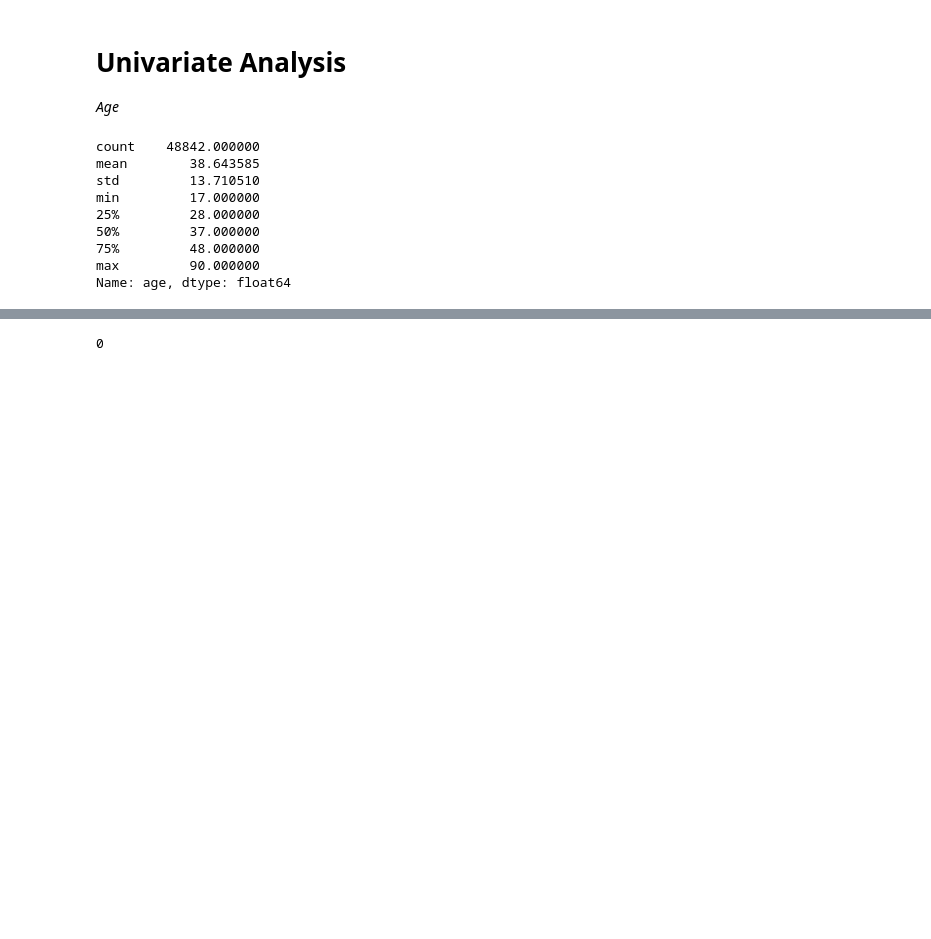
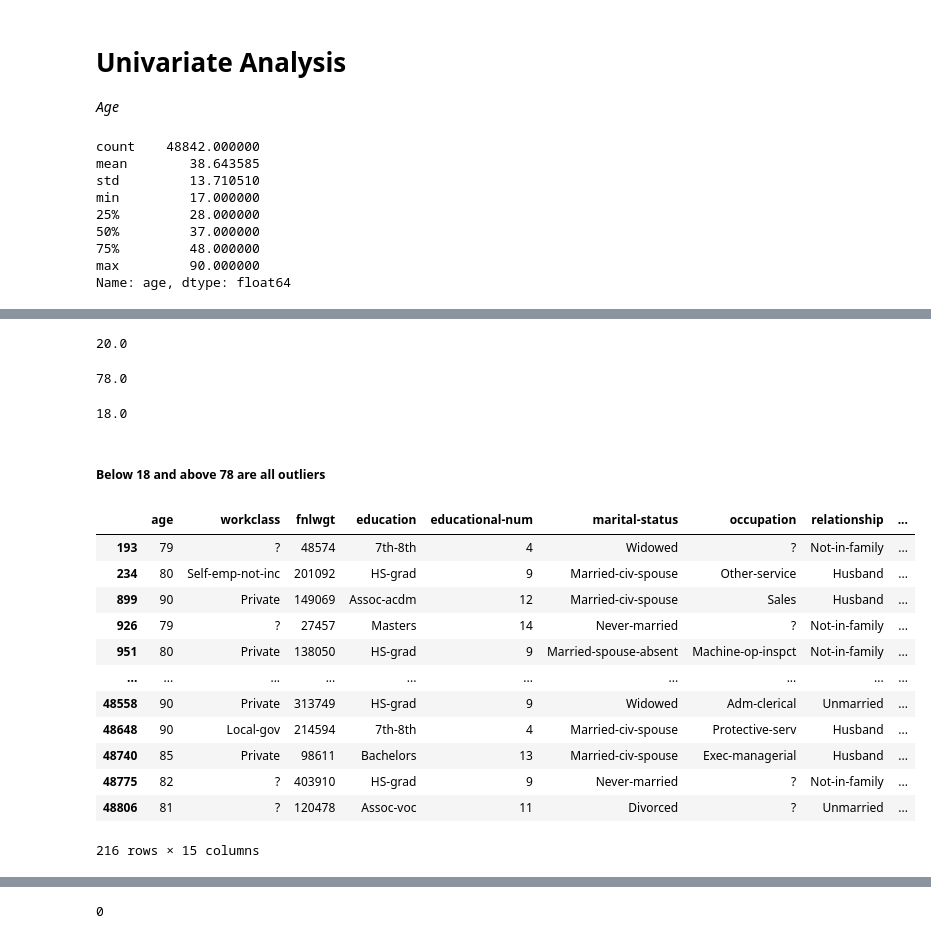
Before and after one commit to taleyahusn21/ExploratoryDataAnalysis, a Jupyter notebook: Assignment EDA- updated.ipynb, the cells around one changed output, grey strips where cells are left out. Drawn from its saved outputs; the diff is of its cells as text; code cells hidden in the pictures; blank space fills up the shorter version.

```diff
--- a/Assignment EDA- updated.ipynb
+++ b/Assignment EDA- updated.ipynb
@@ -30,0 +46,4 @@ Name: age, dtype: float64
+# %%
+IQR
+# %% [output]
+20.0
@@ -30,0 +53,27 @@ Name: age, dtype: float64
+# %%
+upperlimit
+# %% [output]
+78.0
+# %%
+lowerlimit
+# %% [output]
+18.0
+# %% [markdown]
+##### Below 18 and above 78 are all outliers
+# %%
+#checking number of rows above upper limit
+df[df['age'] > upperlimit]
+# %% [output]
+|  | age | workclass | fnlwgt | education | educational-num | marital-status | occupation | relationship | ... |
+| 193 | 79 | ? | 48574 | 7th-8th | 4 | Widowed | ? | Not-in-family | ... |
+| 234 | 80 | Self-emp-not-inc | 201092 | HS-grad | 9 | Married-civ-spouse | Other-service | Husband | ... |
+| 899 | 90 | Private | 149069 | Assoc-acdm | 12 | Married-civ-spouse | Sales | Husband | ... |
+| 926 | 79 | ? | 27457 | Masters | 14 | Never-married | ? | Not-in-family | ... |
+| 951 | 80 | Private | 138050 | HS-grad | 9 | Married-spouse-absent | Machine-op-inspct | Not-in-family | ... |
+| ... | ... | ... | ... | ... | ... | ... | ... | ... | ... |
+| 48558 | 90 | Private | 313749 | HS-grad | 9 | Widowed | Adm-clerical | Unmarried | ... |
+| 48648 | 90 | Local-gov | 214594 | 7th-8th | 4 | Married-civ-spouse | Protective-serv | Husband | ... |
+| 48740 | 85 | Private | 98611 | Bachelors | 13 | Married-civ-spouse | Exec-managerial | Husband | ... |
+| 48775 | 82 | ? | 403910 | HS-grad | 9 | Never-married | ? | Not-in-family | ... |
+| 48806 | 81 | ? | 120478 | Assoc-voc | 11 | Divorced | ? | Unmarried | ... |
+216 rows × 15 columns
```
Also changed, not shown: parts of 16 cells of this notebook.
